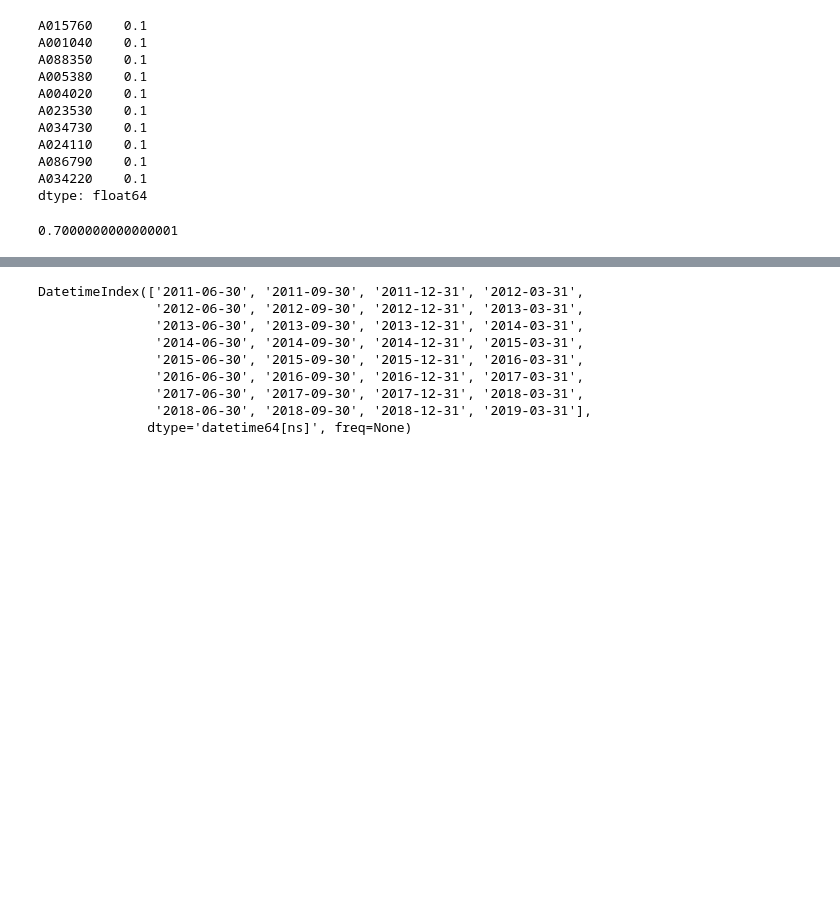
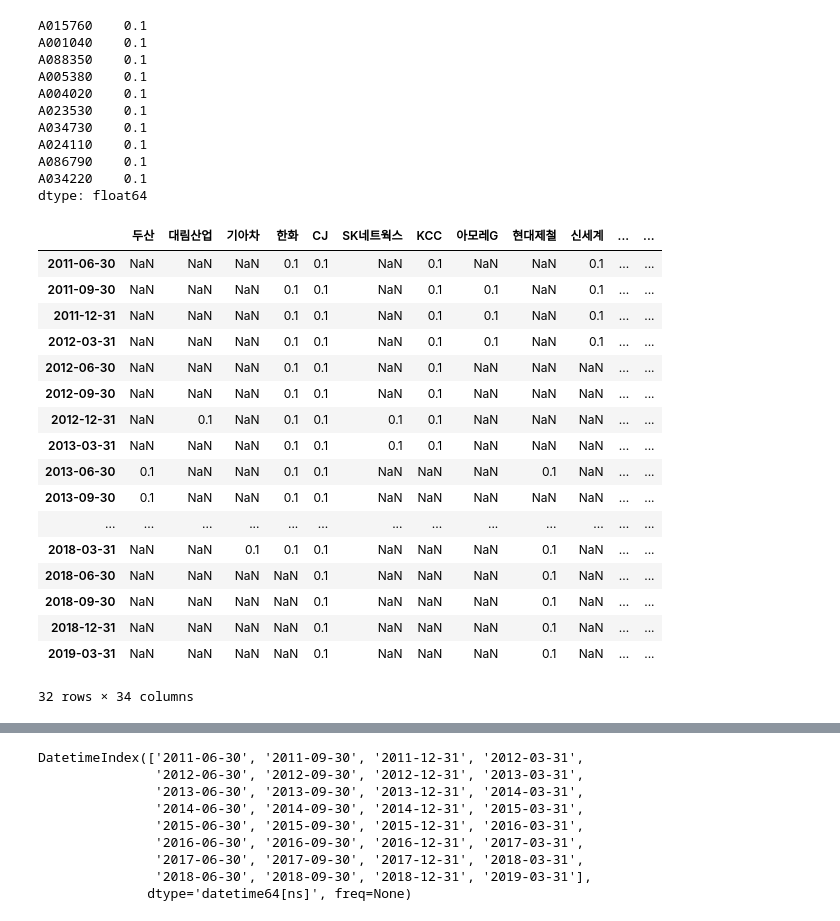
Before and after one commit to gem763/qit, a Jupyter notebook: nb/backtester.ipynb, the cells around one changed output, grey strips where cells are left out. Drawn from its saved outputs; the diff is of its cells as text; code cells hidden in the pictures; blank space fills up the shorter version.

```diff
--- a/nb/backtester.ipynb
+++ b/nb/backtester.ipynb
@@ -212,7 +212,24 @@ A024110    0.1
 A086790    0.1
 A034220    0.1
 dtype: float64
-# %%
-max(round(bt.navs().min().min(), 1) - 0.1, 0)
-# %% [output]
-0.7000000000000001
+# %%
+pos_kr = bt.position().rename(columns=info['name'].to_dict()); pos_kr
+# %% [output]
+|  | 두산 | 대림산업 | 기아차 | 한화 | CJ | SK네트웍스 | KCC | 아모레G | 현대제철 | 신세계 | ... | ... |
+| 2011-06-30 | NaN | NaN | NaN | 0.1 | 0.1 | NaN | 0.1 | NaN | NaN | 0.1 | ... | ... |
+| 2011-09-30 | NaN | NaN | NaN | 0.1 | 0.1 | NaN | 0.1 | 0.1 | NaN | 0.1 | ... | ... |
+| 2011-12-31 | NaN | NaN | NaN | 0.1 | 0.1 | NaN | 0.1 | 0.1 | NaN | 0.1 | ... | ... |
+| 2012-03-31 | NaN | NaN | NaN | 0.1 | 0.1 | NaN | 0.1 | 0.1 | NaN | 0.1 | ... | ... |
+| 2012-06-30 | NaN | NaN | NaN | 0.1 | 0.1 | NaN | 0.1 | NaN | NaN | NaN | ... | ... |
+| 2012-09-30 | NaN | NaN | NaN | 0.1 | 0.1 | NaN | 0.1 | NaN | NaN | NaN | ... | ... |
+| 2012-12-31 | NaN | 0.1 | NaN | 0.1 | 0.1 | 0.1 | 0.1 | NaN | NaN | NaN | ... | ... |
+| 2013-03-31 | NaN | NaN | NaN | 0.1 | 0.1 | 0.1 | 0.1 | NaN | NaN | NaN | ... | ... |
+| 2013-06-30 | 0.1 | NaN | NaN | 0.1 | 0.1 | NaN | NaN | NaN | 0.1 | NaN | ... | ... |
+| 2013-09-30 | 0.1 | NaN | NaN | 0.1 | 0.1 | NaN | NaN | NaN | NaN | NaN | ... | ... |
+| ... | ... | ... | ... | ... | ... | ... | ... | ... | ... | ... | ... | ... |
+| 2018-03-31 | NaN | NaN | 0.1 | 0.1 | 0.1 | NaN | NaN | NaN | 0.1 | NaN | ... | ... |
+| 2018-06-30 | NaN | NaN | NaN | NaN | 0.1 | NaN | NaN | NaN | 0.1 | NaN | ... | ... |
+| 2018-09-30 | NaN | NaN | NaN | NaN | 0.1 | NaN | NaN | NaN | 0.1 | NaN | ... | ... |
+| 2018-12-31 | NaN | NaN | NaN | NaN | 0.1 | NaN | NaN | NaN | 0.1 | NaN | ... | ... |
+| 2019-03-31 | NaN | NaN | NaN | NaN | 0.1 | NaN | NaN | NaN | 0.1 | NaN | ... | ... |
+32 rows × 34 columns
```
Also changed, not shown: parts of 2 cells of this notebook, 4 other files.
